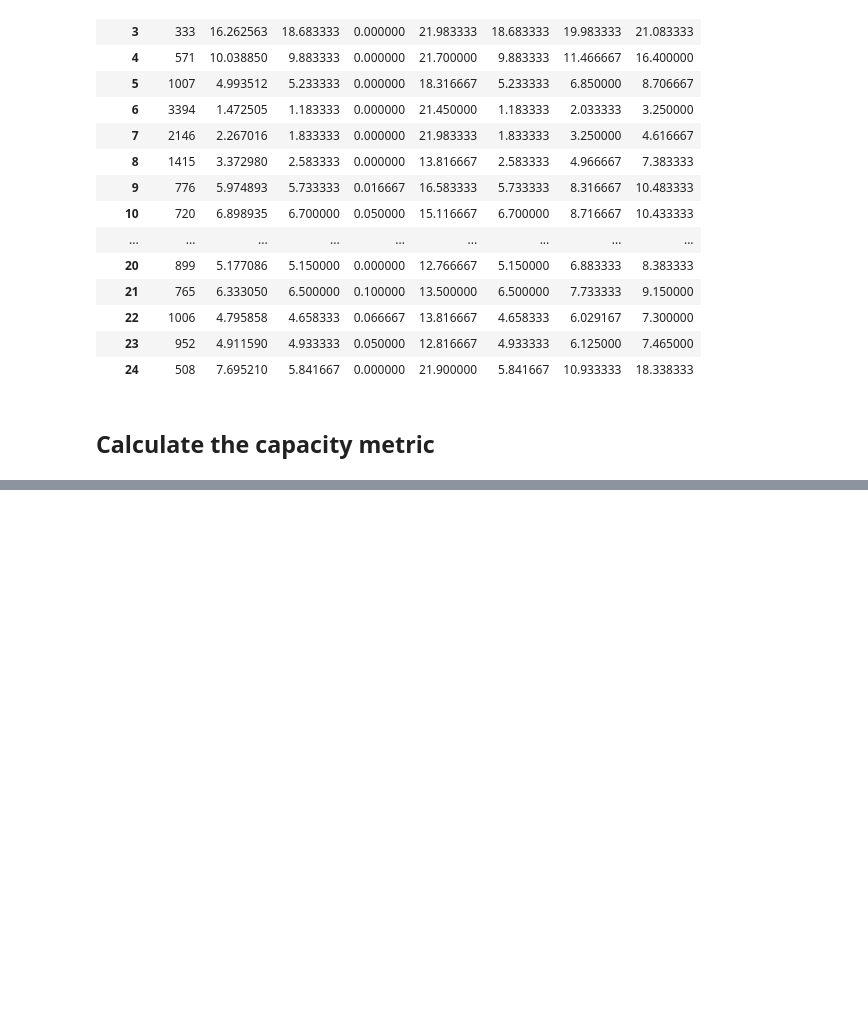
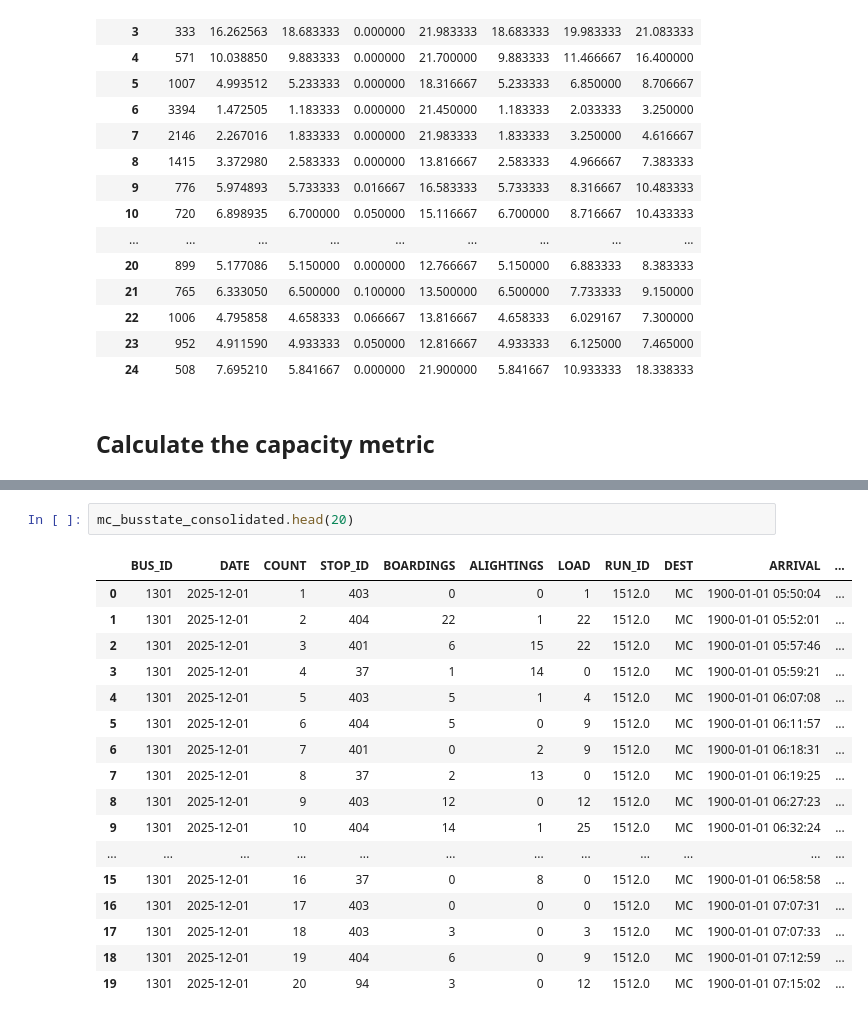
Before and after one commit to morgan1461/WMC-dashboard, a Jupyter notebook: main.ipynb, the cells around one changed output, grey strips where cells are left out. Cells and saved outputs as stored; diff of their text form; blank space fills up the shorter version.

```diff
--- a/main.ipynb
+++ b/main.ipynb
@@ -642,0 +696,20 @@ mc_rider_combined_stop = mc_rider[mc_rider['STOP_ID'] == 999]
+# %%
+mc_busstate_consolidated.head(20)
+# %% [output]
+|  | BUS_ID | DATE | COUNT | STOP_ID | BOARDINGS | ALIGHTINGS | LOAD | RUN_ID | DEST | ARRIVAL | ... |
+| 0 | 1301 | 2025-12-01 | 1 | 403 | 0 | 0 | 1 | 1512.0 | MC | 1900-01-01 05:50:04 | ... |
+| 1 | 1301 | 2025-12-01 | 2 | 404 | 22 | 1 | 22 | 1512.0 | MC | 1900-01-01 05:52:01 | ... |
+| 2 | 1301 | 2025-12-01 | 3 | 401 | 6 | 15 | 22 | 1512.0 | MC | 1900-01-01 05:57:46 | ... |
+| 3 | 1301 | 2025-12-01 | 4 | 37 | 1 | 14 | 0 | 1512.0 | MC | 1900-01-01 05:59:21 | ... |
+| 4 | 1301 | 2025-12-01 | 5 | 403 | 5 | 1 | 4 | 1512.0 | MC | 1900-01-01 06:07:08 | ... |
+| 5 | 1301 | 2025-12-01 | 6 | 404 | 5 | 0 | 9 | 1512.0 | MC | 1900-01-01 06:11:57 | ... |
+| 6 | 1301 | 2025-12-01 | 7 | 401 | 0 | 2 | 9 | 1512.0 | MC | 1900-01-01 06:18:31 | ... |
+| 7 | 1301 | 2025-12-01 | 8 | 37 | 2 | 13 | 0 | 1512.0 | MC | 1900-01-01 06:19:25 | ... |
+| 8 | 1301 | 2025-12-01 | 9 | 403 | 12 | 0 | 12 | 1512.0 | MC | 1900-01-01 06:27:23 | ... |
+| 9 | 1301 | 2025-12-01 | 10 | 404 | 14 | 1 | 25 | 1512.0 | MC | 1900-01-01 06:32:24 | ... |
+| ... | ... | ... | ... | ... | ... | ... | ... | ... | ... | ... | ... |
+| 15 | 1301 | 2025-12-01 | 16 | 37 | 0 | 8 | 0 | 1512.0 | MC | 1900-01-01 06:58:58 | ... |
+| 16 | 1301 | 2025-12-01 | 17 | 403 | 0 | 0 | 0 | 1512.0 | MC | 1900-01-01 07:07:31 | ... |
+| 17 | 1301 | 2025-12-01 | 18 | 403 | 3 | 0 | 3 | 1512.0 | MC | 1900-01-01 07:07:33 | ... |
+| 18 | 1301 | 2025-12-01 | 19 | 404 | 6 | 0 | 9 | 1512.0 | MC | 1900-01-01 07:12:59 | ... |
+| 19 | 1301 | 2025-12-01 | 20 | 94 | 3 | 0 | 12 | 1512.0 | MC | 1900-01-01 07:15:02 | ... |
```
Also changed, not shown: parts of 6 cells of this notebook.
